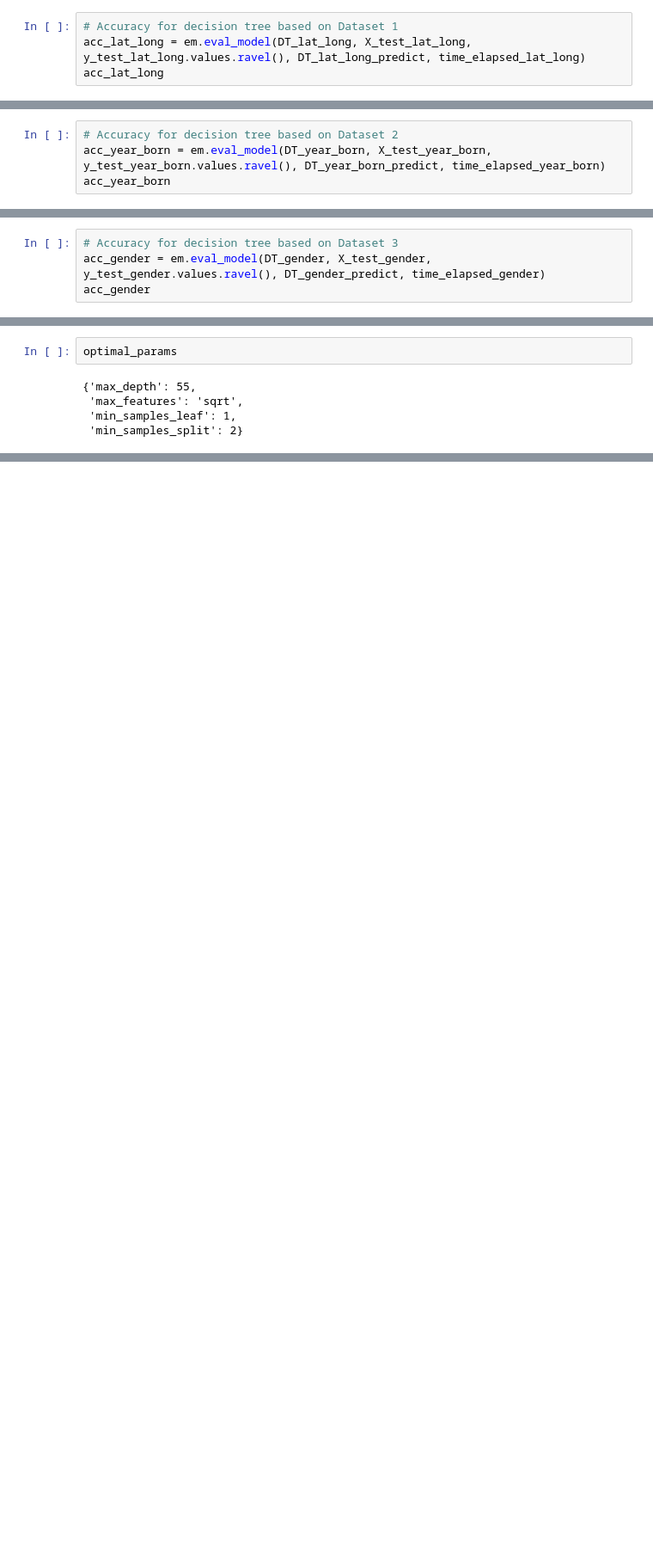
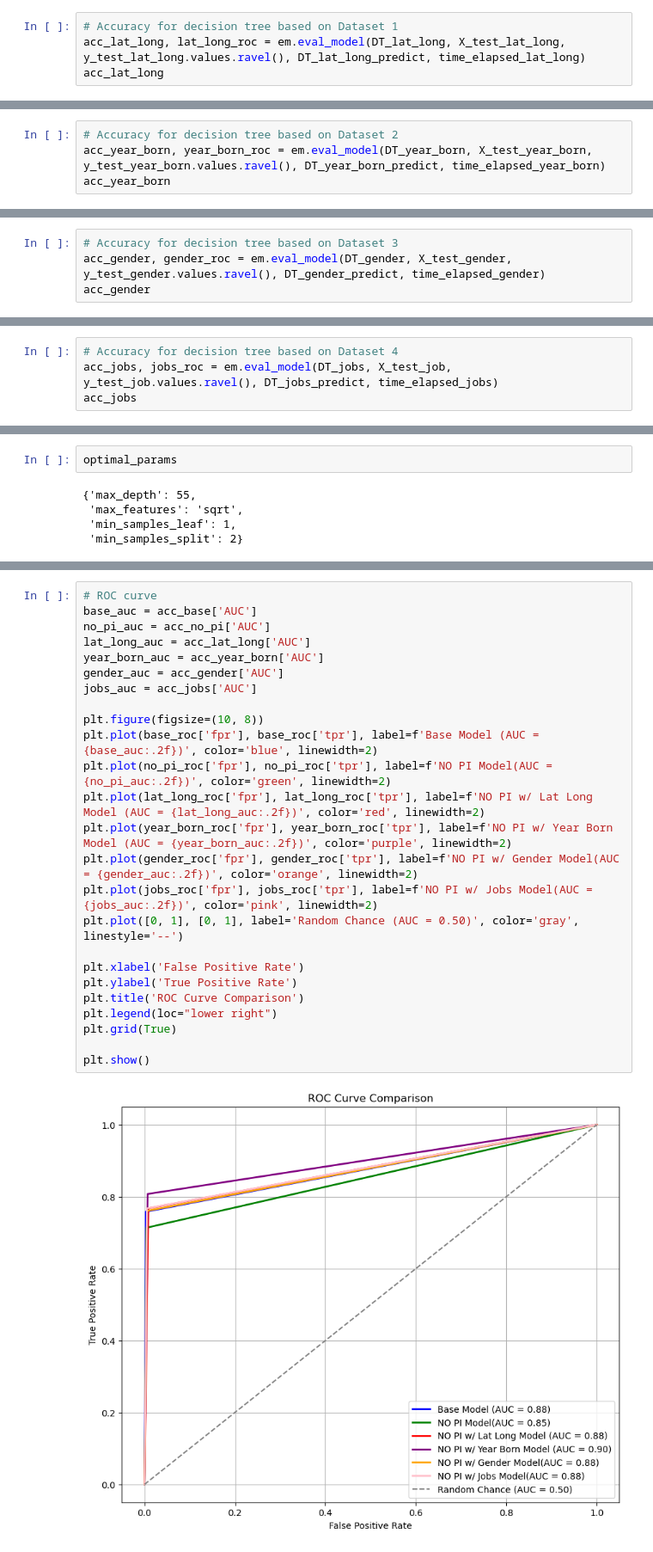
Before and after one commit to JasonL2130/CS334_FinalProject, a Jupyter notebook: new_model_creation.ipynb, the cells around one changed output, grey strips where cells are left out. Shown at 86% size. Cells and saved outputs as stored; diff of their text form; blank space fills up the shorter version.

Commit message:
model creation update

```diff
--- a/new_model_creation.ipynb
+++ b/new_model_creation.ipynb
@@ -124,5 +150,5 @@ acc_no_pi
 # %%
 # Accuracy for decision tree based on Dataset 1
-acc_lat_long = em.eval_model(DT_lat_long, X_test_lat_long, y_test_lat_long.values.ravel(), DT_lat_long_predict, time_elapsed_lat_long)
+acc_lat_long, lat_long_roc = em.eval_model(DT_lat_long, X_test_lat_long, y_test_lat_long.values.ravel(), DT_lat_long_predict, time_elapsed_lat_long)
 acc_lat_long
 # %% [output]
@@ -136,5 +160,5 @@ acc_lat_long
 # %%
 # Accuracy for decision tree based on Dataset 2
-acc_year_born = em.eval_model(DT_year_born, X_test_year_born, y_test_year_born.values.ravel(), DT_year_born_predict, time_elapsed_year_born)
+acc_year_born, year_born_roc = em.eval_model(DT_year_born, X_test_year_born, y_test_year_born.values.ravel(), DT_year_born_predict, time_elapsed_year_born)
 acc_year_born
 # %% [output]
@@ -148,5 +170,5 @@ acc_year_born
 # %%
 # Accuracy for decision tree based on Dataset 3
-acc_gender = em.eval_model(DT_gender, X_test_gender, y_test_gender.values.ravel(), DT_gender_predict, time_elapsed_gender)
+acc_gender, gender_roc = em.eval_model(DT_gender, X_test_gender, y_test_gender.values.ravel(), DT_gender_predict, time_elapsed_gender)
 acc_gender
 # %% [output]
@@ -175,0 +180,4 @@ plt.show()
+# %%
+# Accuracy for decision tree based on Dataset 4
+acc_jobs, jobs_roc = em.eval_model(DT_jobs, X_test_job, y_test_job.values.ravel(), DT_jobs_predict, time_elapsed_jobs)
+acc_jobs
@@ -182,0 +213,27 @@ optimal_params
+# %%
+# ROC curve
+base_auc = acc_base['AUC']
+no_pi_auc = acc_no_pi['AUC']
+lat_long_auc = acc_lat_long['AUC']
+year_born_auc = acc_year_born['AUC']
+gender_auc = acc_gender['AUC']
+jobs_auc = acc_jobs['AUC']
+
+plt.figure(figsize=(10, 8))
+plt.plot(base_roc['fpr'], base_roc['tpr'], label=f'Base Model (AUC = {base_auc:.2f})', color='blue', linewidth=2)
+plt.plot(no_pi_roc['fpr'], no_pi_roc['tpr'], label=f'NO PI Model(AUC = {no_pi_auc:.2f})', color='green', linewidth=2)
+plt.plot(lat_long_roc['fpr'], lat_long_roc['tpr'], label=f'NO PI w/ Lat Long Model (AUC = {lat_long_auc:.2f})', color='red', linewidth=2)
+plt.plot(year_born_roc['fpr'], year_born_roc['tpr'], label=f'NO PI w/ Year Born Model (AUC = {year_born_auc:.2f})', color='purple', linewidth=2)
+plt.plot(gender_roc['fpr'], gender_roc['tpr'], label=f'NO PI w/ Gender Model(AUC = {gender_auc:.2f})', color='orange', linewidth=2)
+plt.plot(jobs_roc['fpr'], jobs_roc['tpr'], label=f'NO PI w/ Jobs Model(AUC = {jobs_auc:.2f})', color='pink', linewidth=2)
+plt.plot([0, 1], [0, 1], label='Random Chance (AUC = 0.50)', color='gray', linestyle='--')
+
+plt.xlabel('False Positive Rate')
+plt.ylabel('True Positive Rate')
+plt.title('ROC Curve Comparison')
+plt.legend(loc="lower right")
+plt.grid(True)
+
+plt.show()
+# %% [output]
+[figure, added]
```
Also changed, not shown: parts of 23 cells of this notebook, 2 other files.
